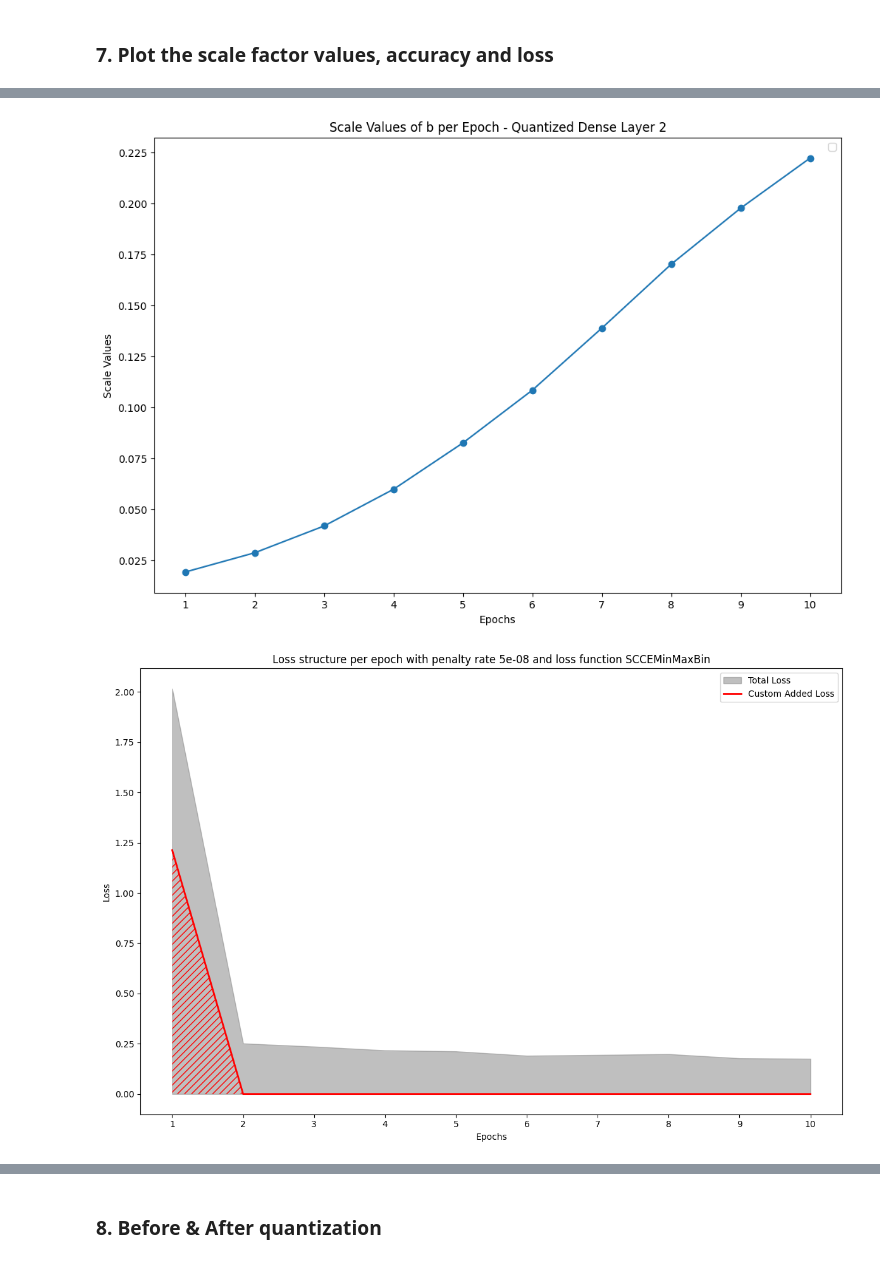
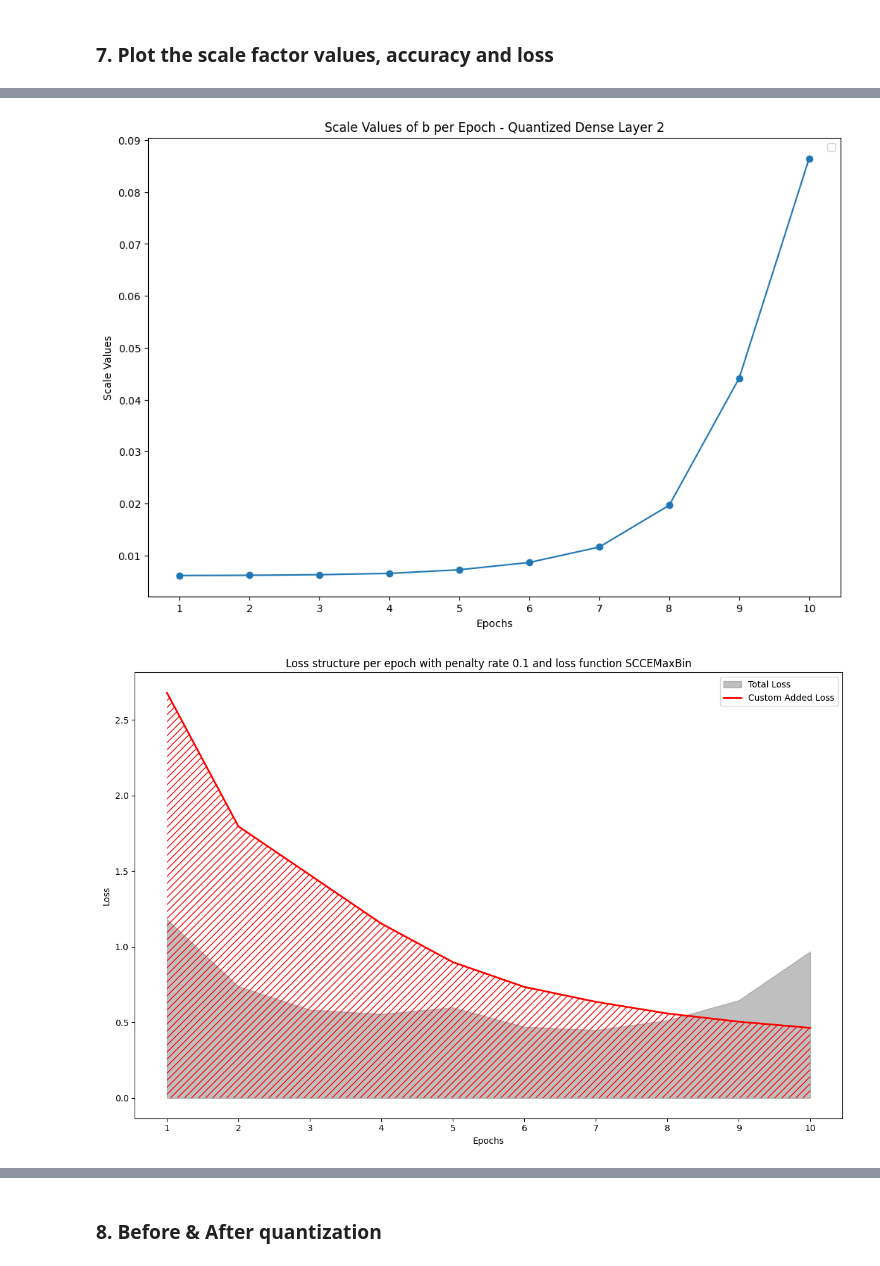
Before and after one commit to anuunchin/learned-quantization-schemes, a Jupyter notebook: qat/for_experimenting.ipynb, the cells around one changed output, grey strips where cells are left out. Cells and saved outputs as stored; diff of their text form; code cells hidden in the pictures.

Commit message:
New loss plot

```diff
--- a/qat/for_experimenting.ipynb
+++ b/qat/for_experimenting.ipynb
@@ -64,13 +63,13 @@ The `SCCEMinMaxBin` can be replaced with other loss function objects. Refer to `
 # %%
 
 # Initialize your custom loss function
-loss_function = SCCEDifference(
+loss_function = SCCEMaxBin(
     layers=[
         quantized_model.get_layer(index=2),
         quantized_model.get_layer(index=4)
     ],
     penalty_rate=0.1,
-    #row_wise=1 # 1 = True = scale factor values are applied row-wise, must match the used custom layer (RowWiseQuantized)
+    row_wise=1 # 1 = True = scale factor values are applied row-wise, must match the used custom layer (RowWiseQuantized)
                # 0 = False = scale factor values are applied column-wise, must match the used custom layer (ColumnWiseQuantized)
 )
 
@@ -85,17 +84,19 @@ WARNING:absl:At this time, the v2.11+ optimizer `tf.keras.optimizers.Adam` runs
 # %% [markdown]
 ### **6. Initialize callbacks, train and evaluate the model**
 # %%
+validation_data = (x_test, y_test)
+
 # Initialize your callbacks
 scale_tracking_callback_first_dense_layer = ScaleTrackingCallback(quantized_model.get_layer(index=2))
 scale_tracking_callback_second_dense_layer = ScaleTrackingCallback(quantized_model.get_layer(index=4))
-penalty_callback = LossTrackingCallback(loss_function=loss_function)
+penalty_callback = LossTrackingCallbackNew(loss_function=loss_function, validation_data=validation_data, interval=75)
 accuracy_callback = AccuracyTrackingCallBack(quantized_model.get_layer(index=4))
 
 # Train your model
 quantized_model.fit(
     x_train, y_train,
     epochs=10,
-    validation_data=(x_test, y_test),
+    validation_data=validation_data,
     callbacks=[
         scale_tracking_callback_first_dense_layer,
         scale_tracking_callback_second_dense_layer,
@@ -122,4 +138,5 @@ scale_tracking_callback_first_dense_layer.plot_scale_values(layer_name="Quantize
 scale_tracking_callback_second_dense_layer.plot_scale_values(layer_name="Quantized Dense Layer 2", folder_name=output_folder)
 penalty_callback.plot_loss(folder_name=output_folder)
 accuracy_callback.plot_accuracy(folder_name=output_folder)
+penalty_callback.plot_loss_per_batch(folder_name=output_folder)
 # %% [output]
@@ -129,2 +146,2 @@ accuracy_callback.plot_accuracy(folder_name=output_folder)
-[figure, old version]
+[figure, new version]
-[figure, old version]
+[figure, new version]
```
Also changed, not shown: parts of 5 cells of this notebook, 14 other files.
